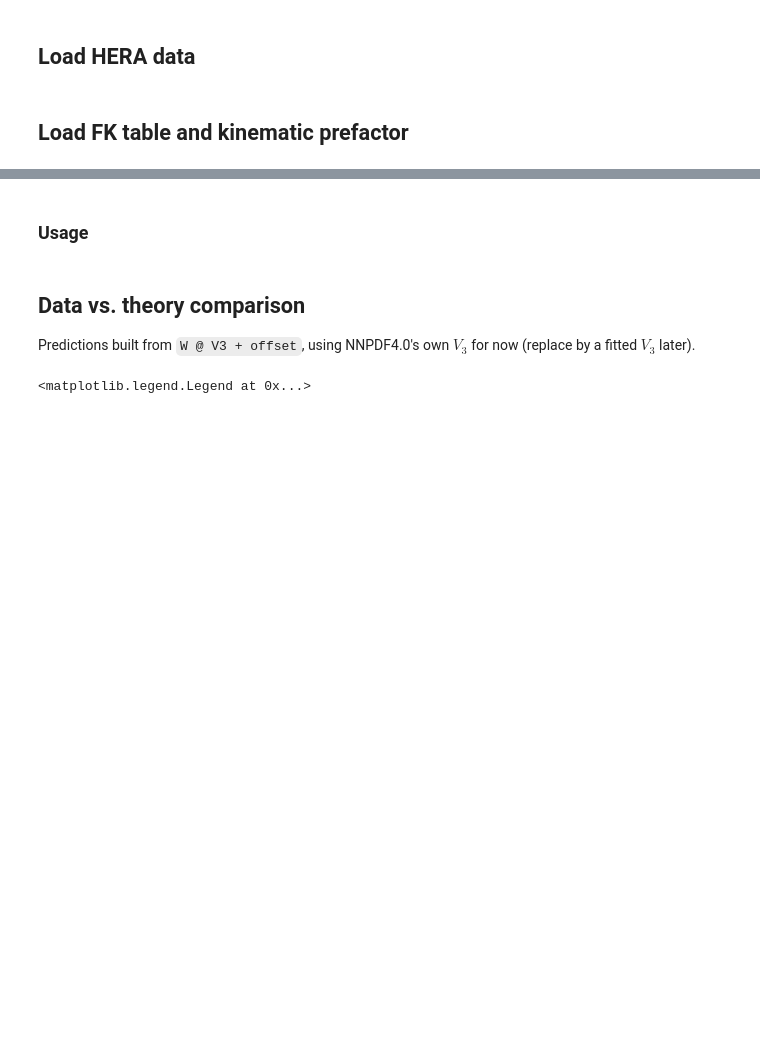
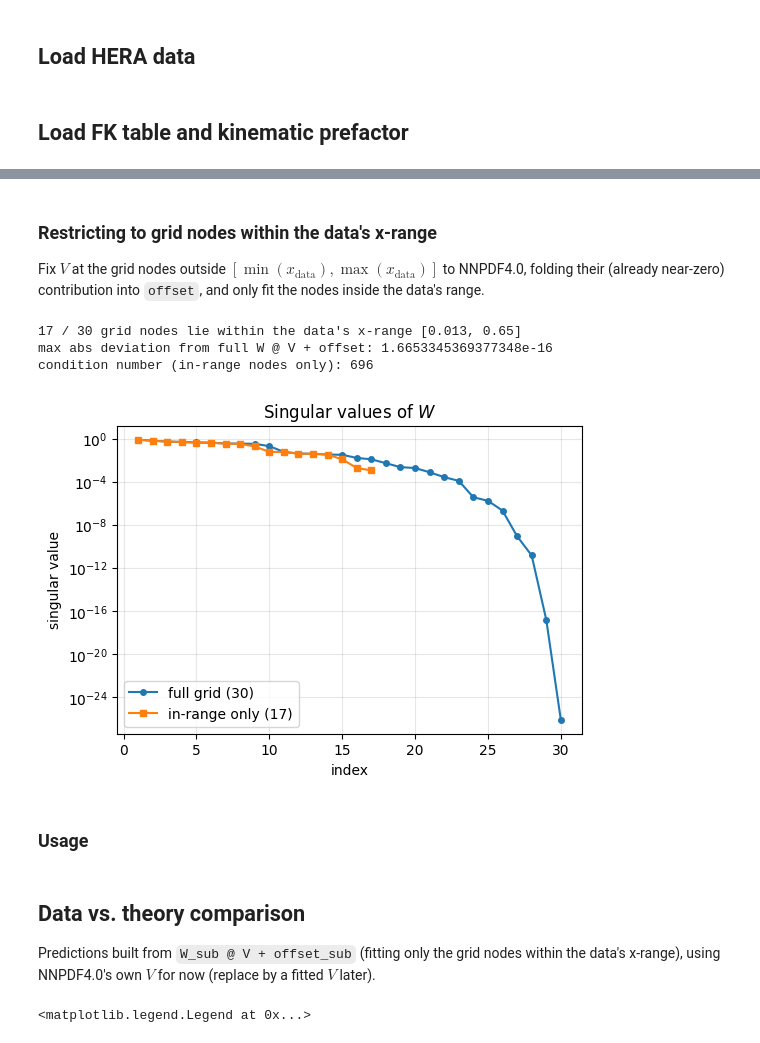
Before and after one commit to richardzhs/Semiparametric_Parameter_Estimation_PDF, a Jupyter notebook: structure_function_F3/convolute_F3_aZ.ipynb, the cells around one changed output, grey strips where cells are left out. Saved outputs shown, nothing was run; the diff lists cells and outputs as text; code cells hidden in the pictures; blank space fills up the shorter version.

```diff
--- a/structure_function_F3/convolute_F3_aZ.ipynb
+++ b/structure_function_F3/convolute_F3_aZ.ipynb
@@ -117,3 +198,37 @@ max abs deviation from fk.convolve: 3.3306690738754696e-16
+# %% [markdown]
+### Restricting to grid nodes within the data's x-range
+
+Fix $V$ at the grid nodes outside $[\min(x_\text{data}), \max(x_\text{data})]$ to NNPDF4.0, folding their (already near-zero) contribution into `offset`, and only fit the nodes inside the data's range.
+# %%
+in_range = (xgrid >= data_x_unique.min()) & (xgrid <= data_x_unique.max())
+print(f"{in_range.sum()} / {len(xgrid)} grid nodes lie within the data's x-range [{data_x_unique.min():.3g}, {data_x_unique.max():.3g}]")
+
+xgrid_sub = xgrid[in_range]
+W_sub = W[:, in_range]
+# fix the out-of-range nodes to NNPDF4.0, folding their contribution into the offset
+offset_sub = offset + W[:, ~in_range] @ v_V_nnpdf40[~in_range]
+
+# sanity check: this must be an exact re-partition of the same prediction
+roundtrip_sub = W_sub @ v_V_nnpdf40[in_range] + offset_sub
+print("max abs deviation from full W @ V + offset:", np.max(np.abs(roundtrip_sub - (W @ v_V_nnpdf40 + offset))))
+
+sv_sub = np.linalg.svd(W_sub, compute_uv=False)
+print(f"condition number (in-range nodes only): {sv_sub[0] / sv_sub[-1]:.3g}")
+
+fig, ax = plt.subplots(figsize=(6, 4))
+ax.semilogy(np.arange(1, len(singular_values) + 1), singular_values, "o-", ms=4, label=f"full grid ({len(xgrid)})")
+ax.semilogy(np.arange(1, len(sv_sub) + 1), sv_sub, "s-", ms=4, label=f"in-range only ({len(xgrid_sub)})")
+ax.set_xlabel("index")
+ax.set_ylabel("singular value")
+ax.set_title(r"Singular values of $W$")
+ax.grid(True, which="both", alpha=0.3)
+ax.legend()
+plt.show()
+# %% [output]
+17 / 30 grid nodes lie within the data's x-range [0.013, 0.65]
+max abs deviation from full W @ V + offset: 1.6653345369377348e-16
+condition number (in-range nodes only): 696
+[figure, added]
 # %% [markdown]
 ### Usage
 # %%
@@ -123,5 +238,5 @@ max abs deviation from fk.convolve: 3.3306690738754696e-16
 # %% [markdown]
 ## Data vs. theory comparison
 
-Predictions built from `W @ V3 + offset`, using NNPDF4.0's own $V_3$ for now (replace by a fitted $V_3$ later).
+Predictions built from `W_sub @ V + offset_sub` (fitting only the grid nodes within the data's x-range), using NNPDF4.0's own $V$ for now (replace by a fitted $V$ later).
 # %%
```
Also changed, not shown: parts of 15 cells of this notebook.
